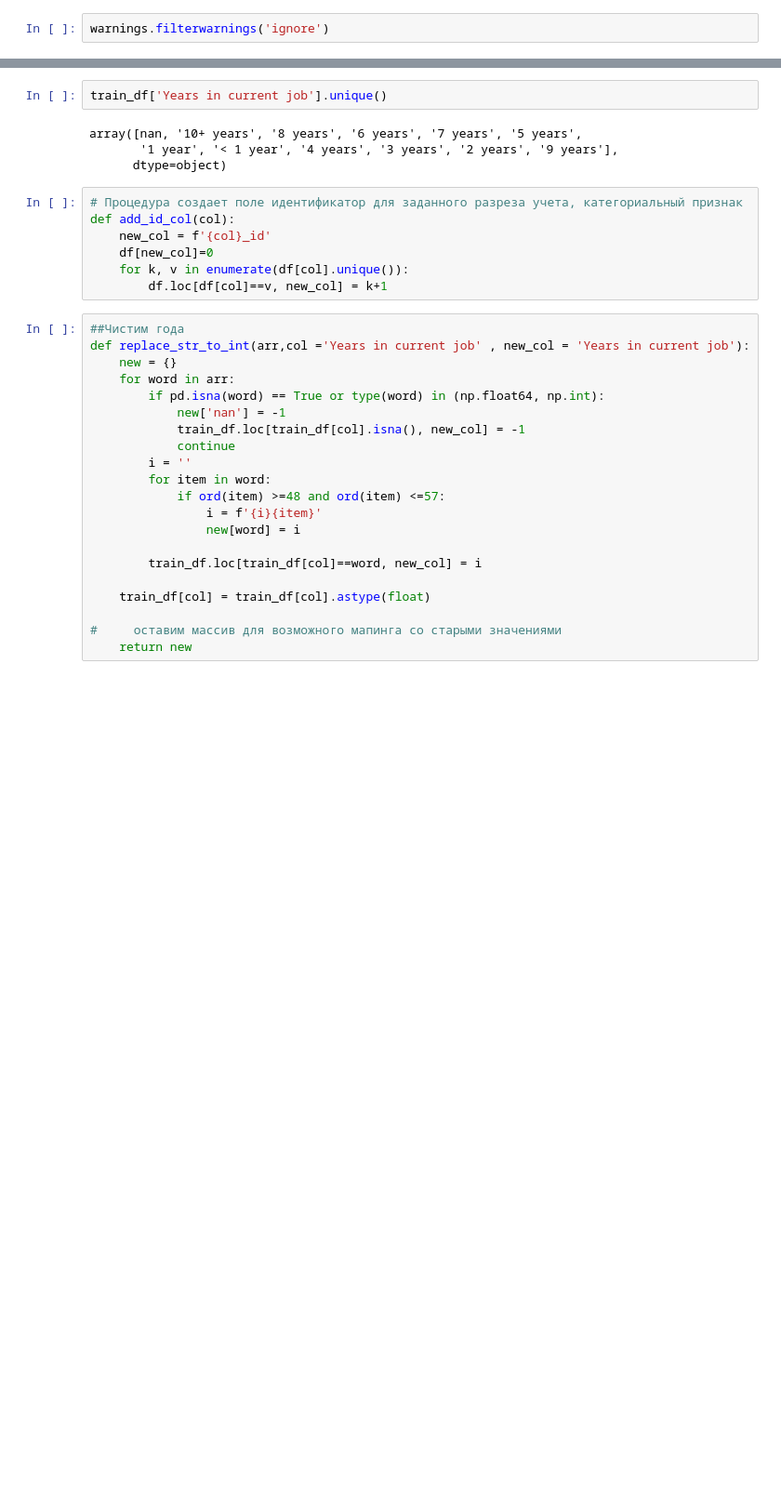
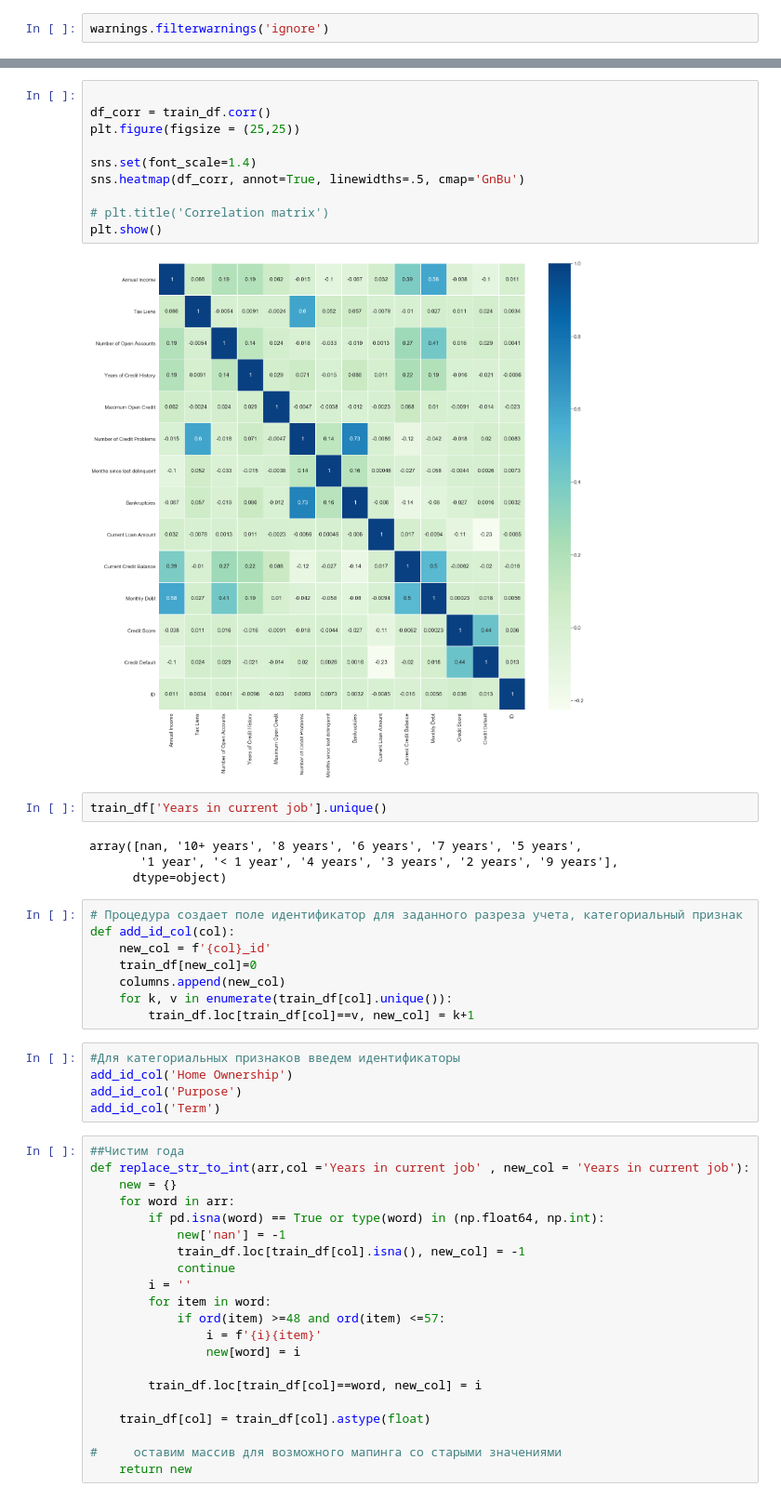
Before and after one commit to Vya-cheslav/geek, a Jupyter notebook: 3_quarter/LybraryPythonFirDataScienceNext/course_project/RozhnovVA_solution.ipynb, the cells around one changed output, grey strips where cells are left out. Shown at 93% size. Drawn from its saved outputs; the diff is of its cells as text; blank space fills up the shorter version.

```diff
--- a/3_quarter/LybraryPythonFirDataScienceNext/course_project/RozhnovVA_solution.ipynb
+++ b/3_quarter/LybraryPythonFirDataScienceNext/course_project/RozhnovVA_solution.ipynb
@@ -115,3 +147,15 @@ memory usage: 996.2+ KB
+# %%
+
+df_corr = train_df.corr()
+plt.figure(figsize = (25,25))
+
+sns.set(font_scale=1.4)
+sns.heatmap(df_corr, annot=True, linewidths=.5, cmap='GnBu')
+
+# plt.title('Correlation matrix')
+plt.show()
+# %% [output]
+[figure, added]
 # %%
 train_df['Years in current job'].unique()
 # %% [output]
@@ -122,9 +166,15 @@ array([nan, '10+ years', '8 years', '6 years', '7 years', '5 years',
 # Процедура создает поле идентификатор для заданного разреза учета, категориальный признак
 def add_id_col(col):
     new_col = f'{col}_id'
-    df[new_col]=0
-    for k, v in enumerate(df[col].unique()):
-        df.loc[df[col]==v, new_col] = k+1
+    train_df[new_col]=0
+    columns.append(new_col)
+    for k, v in enumerate(train_df[col].unique()):
+        train_df.loc[train_df[col]==v, new_col] = k+1
+# %%
+#Для категориальных признаков введем идентификаторы
+add_id_col('Home Ownership')
+add_id_col('Purpose')
+add_id_col('Term')
 # %%
 ##Чистим года
 def replace_str_to_int(arr,col ='Years in current job' , new_col = 'Years in current job'):
```
Also changed, not shown: parts of 34 cells of this notebook, 4 other files.
